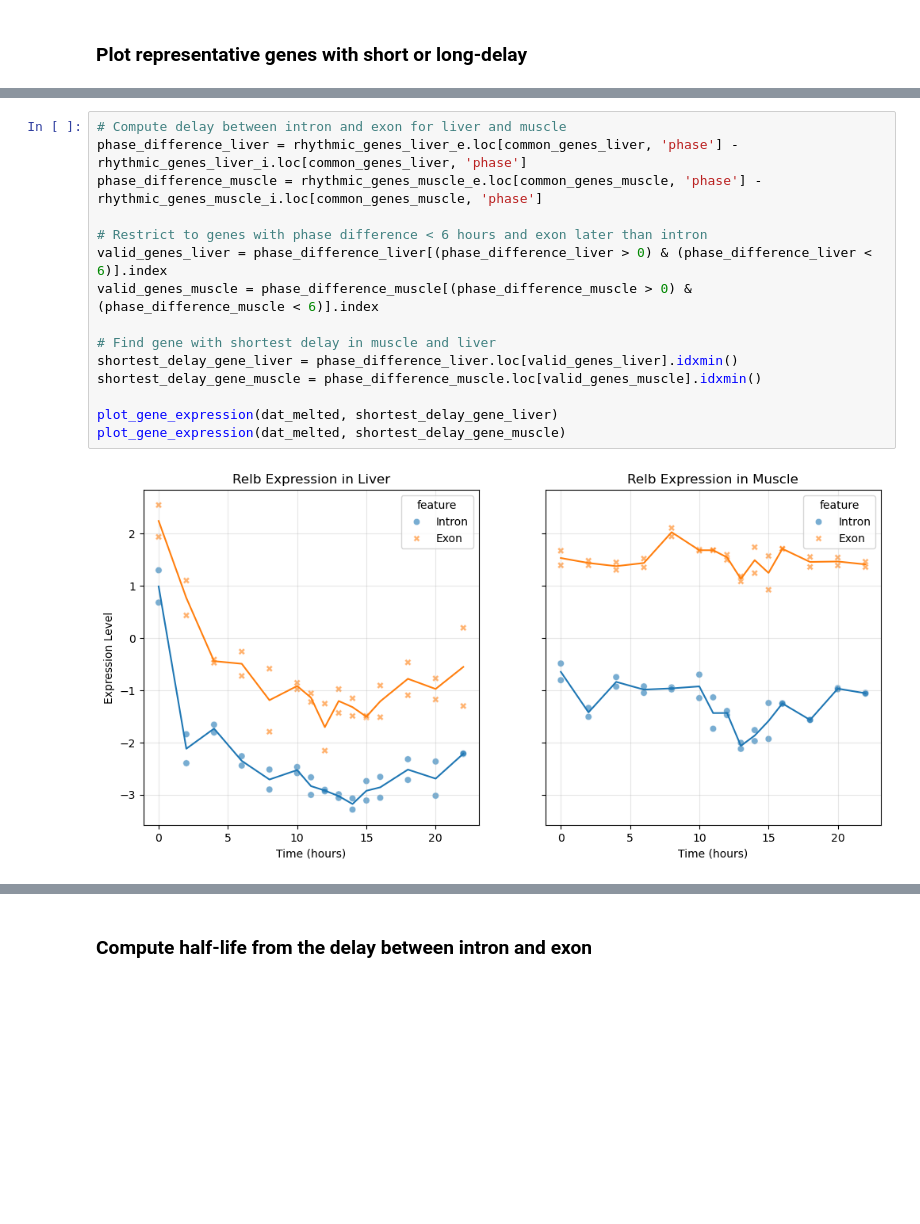
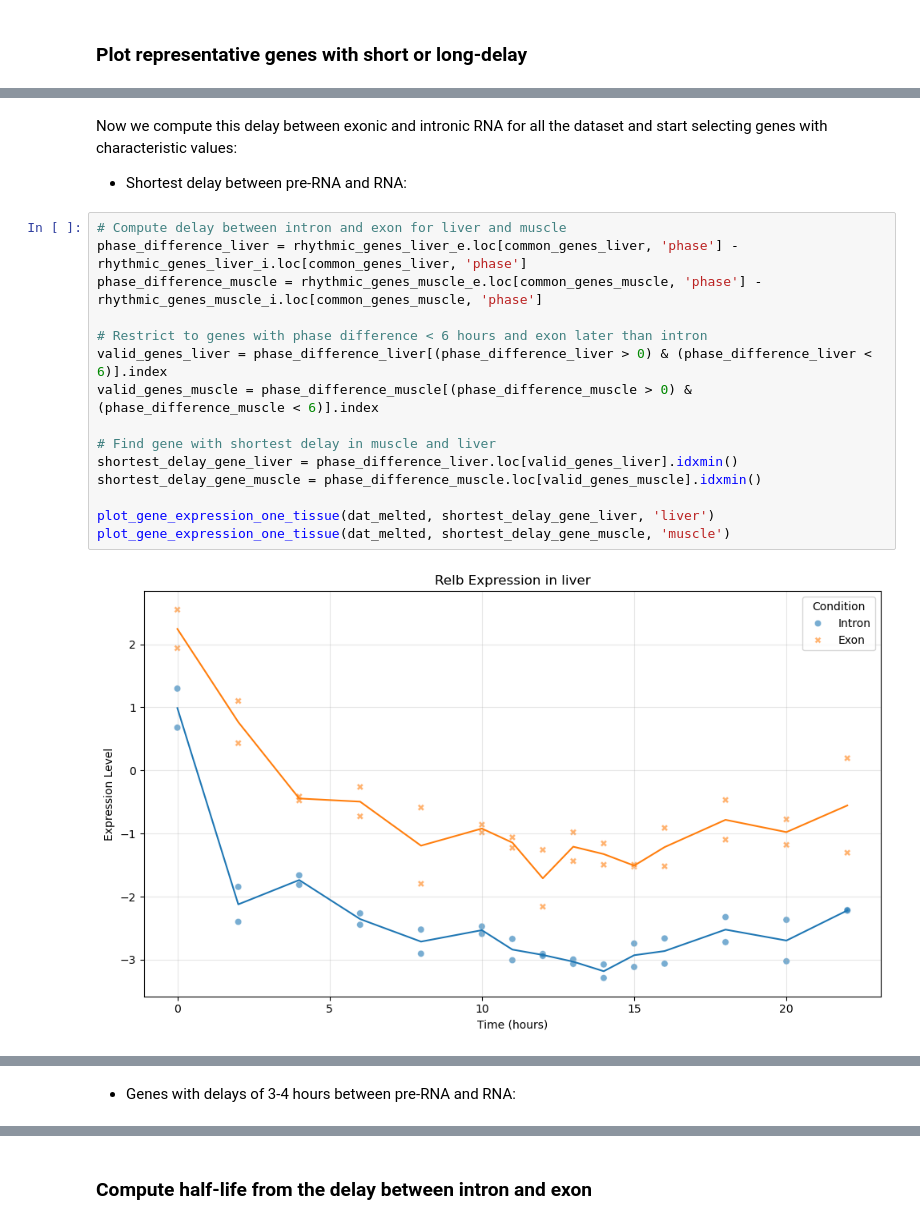
Before and after one commit to PierreLts/Genomics-to-Function, a Jupyter notebook: Exercise_Week11_12_B_Exercises.ipynb, the cells around one changed output, grey strips where cells are left out. Saved outputs shown, nothing was run; the diff lists cells and outputs as text; blank space fills up the shorter version.

```diff
--- a/Exercise_Week11_12_B_Exercises.ipynb
+++ b/Exercise_Week11_12_B_Exercises.ipynb
@@ -719,17 +763,21 @@ We can see how majority of rhythmitic genes peak at the same hours in both liver
+# %% [markdown]
+Now we compute this delay between exonic and intronic RNA for all the dataset and start selecting genes with characteristic values:
+
+* Shortest delay between pre-RNA and RNA:
 # %%
 # Compute delay between intron and exon for liver and muscle
 phase_difference_liver = rhythmic_genes_liver_e.loc[common_genes_liver, 'phase'] - rhythmic_genes_liver_i.loc[common_genes_liver, 'phase']
 phase_difference_muscle = rhythmic_genes_muscle_e.loc[common_genes_muscle, 'phase'] - rhythmic_genes_muscle_i.loc[common_genes_muscle, 'phase']
 
 # Restrict to genes with phase difference < 6 hours and exon later than intron
 valid_genes_liver = phase_difference_liver[(phase_difference_liver > 0) & (phase_difference_liver < 6)].index
 valid_genes_muscle = phase_difference_muscle[(phase_difference_muscle > 0) & (phase_difference_muscle < 6)].index
 
 # Find gene with shortest delay in muscle and liver
 shortest_delay_gene_liver = phase_difference_liver.loc[valid_genes_liver].idxmin()
 shortest_delay_gene_muscle = phase_difference_muscle.loc[valid_genes_muscle].idxmin()
 
-plot_gene_expression(dat_melted, shortest_delay_gene_liver)
-plot_gene_expression(dat_melted, shortest_delay_gene_muscle)
+plot_gene_expression_one_tissue(dat_melted, shortest_delay_gene_liver, 'liver')
+plot_gene_expression_one_tissue(dat_melted, shortest_delay_gene_muscle, 'muscle')
 # %% [output]
-[figure, old version]
+[figure, new version]
@@ -737,3 +785,5 @@ plot_gene_expression(dat_melted, shortest_delay_gene_muscle)
+# %% [markdown]
+* Genes with delays of 3-4 hours between pre-RNA and RNA:
 # %%
 # Find gene with delay between 3 and 4 hours in muscle and liver
 
```
Also changed, not shown: parts of 9 cells of this notebook.
